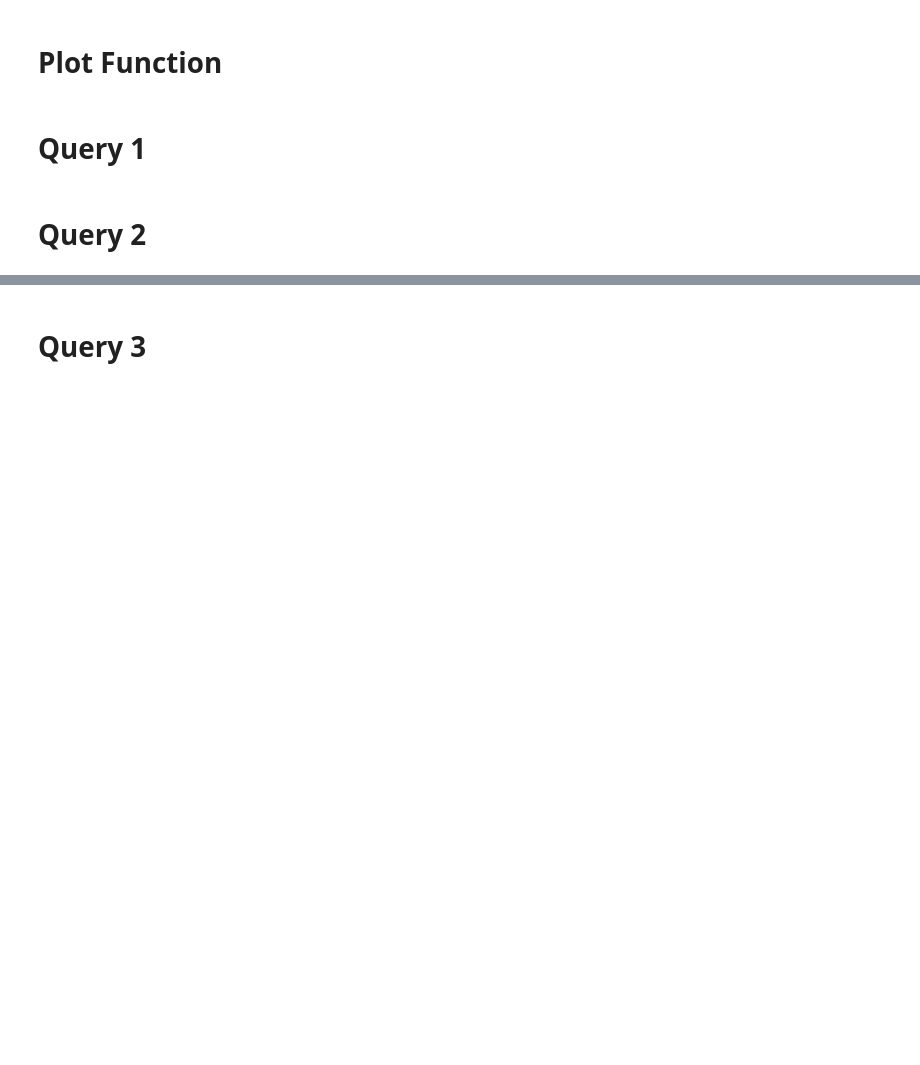
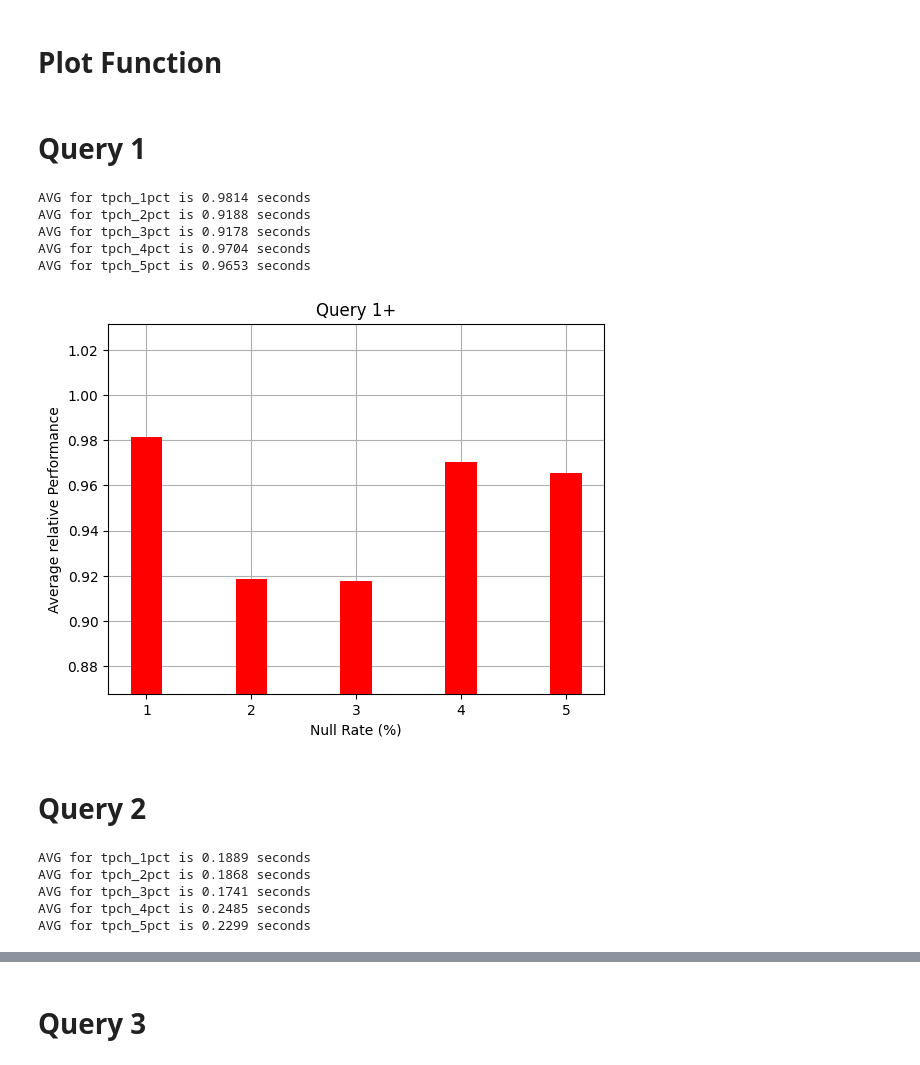
Before and after one commit to AdithyaViswanathan1/CS6360-Paper-Implementation, a Jupyter notebook: performance_results.ipynb, the cells around one changed output, grey strips where cells are left out. Drawn from its saved outputs; the diff is of its cells as text; code cells hidden in the pictures; blank space fills up the shorter version.

```diff
--- a/performance_results.ipynb
+++ b/performance_results.ipynb
@@ -46,5 +49,29 @@ def plot_results(results, query_num):
     plt.show()
 # %% [markdown]
 # Query 1
+# %%
+q1_nations = ['UNITED KINGDOM', 'ARGENTINA', 'PERU', 'FRANCE', 'BRAZIL']
+q1_results = []
+for db_name in db_names:
+    mydb, mycursor = sql_commands.connect_to_db(db_name)
+    ratios = []
+    for i in range(10):
+        result, q1_time, nation = run_query1(mycursor, q1_nations[i%len(q1_nations)], simple=False)
+        result, q1_mod_time = run_query1_modified(mycursor, nation)
+        ratio = q1_mod_time / q1_time
+        ratios.append(ratio)
+    avg = np.mean(ratios)
+    print(f"AVG for {db_name} is {avg:.4} seconds")
+    q1_results.append(avg)
+# %% [output]
+AVG for tpch_1pct is 0.9814 seconds
+AVG for tpch_2pct is 0.9188 seconds
+AVG for tpch_3pct is 0.9178 seconds
+AVG for tpch_4pct is 0.9704 seconds
+AVG for tpch_5pct is 0.9653 seconds
+# %%
+plot_results(q1_results, "1")
+# %% [output]
+[figure, added]
 # %% [markdown]
 # Query 2
@@ -50,0 +85,20 @@ def plot_results(results, query_num):
+# %%
+q2_results = []
+for db_name in db_names:
+    mydb, mycursor = sql_commands.connect_to_db(db_name)
+    ratios = []
+    for i in range(20):
+        nations = tuple(random.sample(all_nations, 7))
+        result, q2_time, countries = run_query2(mycursor, nations, simple=False)
+        result, q2_mod_time = run_query2_modified(mycursor, countries)
+        ratio = q2_mod_time / q2_time
+        ratios.append(ratio)
+    avg = np.mean(ratios)
+    print(f"AVG for {db_name} is {avg:.4} seconds")
+    q2_results.append(avg)
+# %% [output]
+AVG for tpch_1pct is 0.1889 seconds
+AVG for tpch_2pct is 0.1868 seconds
+AVG for tpch_3pct is 0.1741 seconds
+AVG for tpch_4pct is 0.2485 seconds
+AVG for tpch_5pct is 0.2299 seconds
```
Also changed, not shown: parts of 7 cells of this notebook, 11 other files.
